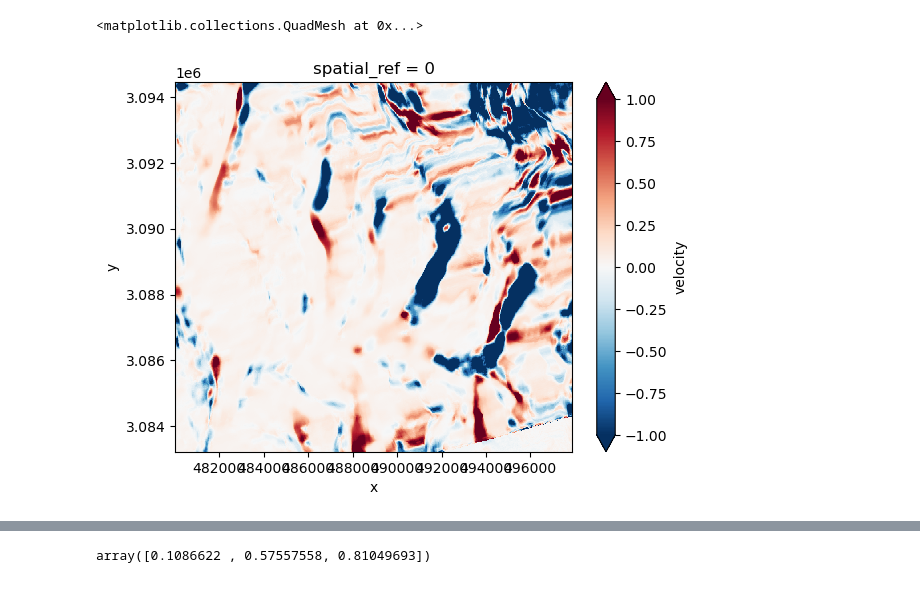
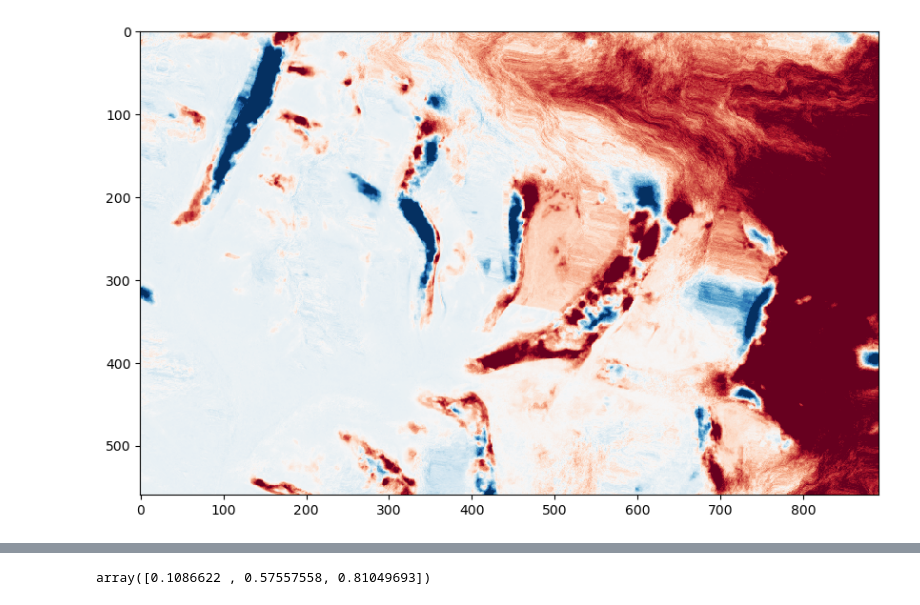
Before and after one commit to gbrencher/ffits, a Jupyter notebook: nbs/dams/imja/121_258661_IW2/export_velocity.ipynb, the cells around one changed output, grey strips where cells are left out. Drawn from its saved outputs; the diff is of its cells as text; code cells hidden in the pictures.

```diff
--- a/nbs/dams/imja/121_258661_IW2/export_velocity.ipynb
+++ b/nbs/dams/imja/121_258661_IW2/export_velocity.ipynb
@@ -20,7 +20,7 @@ def coord_range(ds):
     return latrange, lonrange
 
 def mintpy2d_to_xarray(fn, crs):
-    ds = xr.open_dataset(fn, phony_dims='sort')
+    ds = xr.open_dataset(fn)
     ds = ds.rename_dims({'phony_dim_0':'y',
                          'phony_dim_1':'x'
                         })
@@ -41,5 +41,6 @@ vel_ds.rio.to_raster(f'{mintpy_path}/fused_mean_velocity_2017_offsetstack.tif')
-# %%
-vel_ds.plot(vmin=-1, vmax=1, cmap='RdBu_r')
-# %% [output]
-<matplotlib.collections.QuadMesh at 0x...>
-[figure, removed]
+# %%
+f, ax = plt.subplots(figsize=(10, 10))
+ax.imshow(vel_ds.values, vmin=-0.2, vmax=0.2, cmap='RdBu_r', interpolation='none')
+ax.set_aspect('equal')
+# %% [output]
+[figure, added]
```
Also changed, not shown: parts of 2 cells of this notebook, 4 other files.
